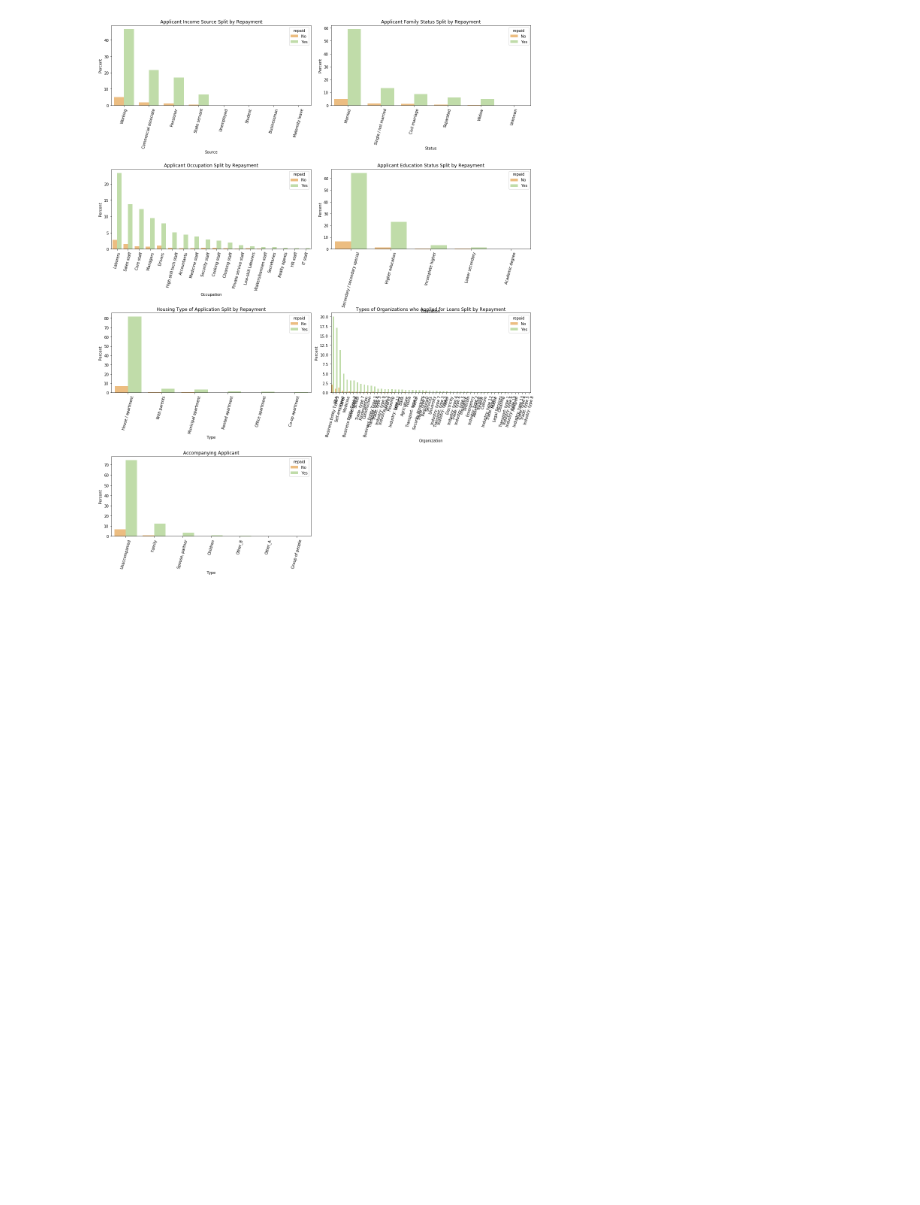
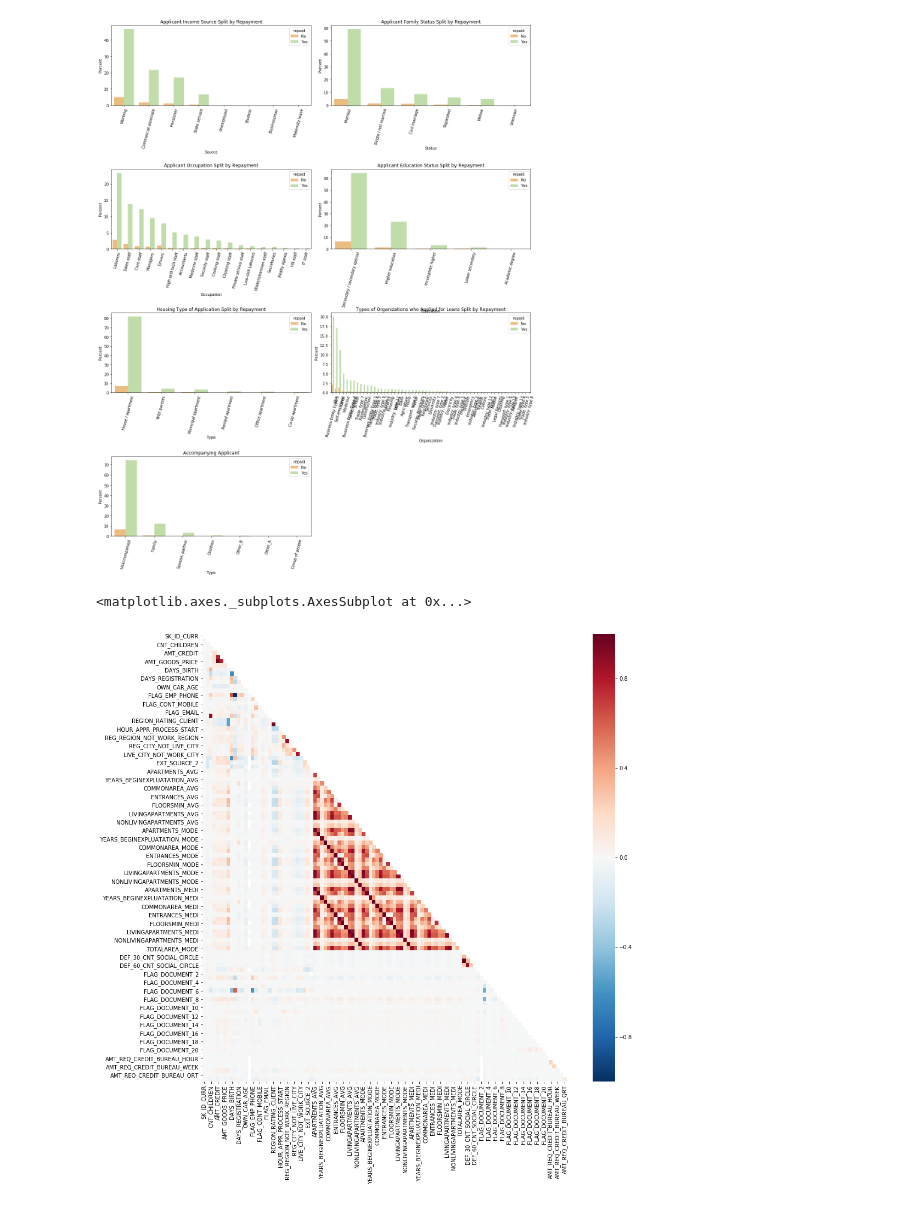
Before and after one commit to arjology/data_science, a Jupyter notebook: home_credit_default_risk/home_credit_default_risk.ipynb, the cells around one changed output. Cells and saved outputs as stored; diff of their text form; code cells hidden in the pictures; blank space fills up the shorter version.

```diff
--- a/home_credit_default_risk/home_credit_default_risk.ipynb
+++ b/home_credit_default_risk/home_credit_default_risk.ipynb
@@ -482,3 +482,10 @@ for t, l, i, p in zip(titles, labels, indices, properties):
                              )
 # %% [output]
 [figure]
+# %%
+df_LT = application_train.corr().where(np.tril(np.ones(application_train.corr().shape), k=-1).astype(np.bool))
+plt.figure(figsize=(15,15))
+sns.heatmap(df_LT, vmin=-1, vmax=1, cmap=plt.cm.RdBu_r)
+# %% [output]
+<matplotlib.axes._subplots.AxesSubplot at 0x...>
+[figure, added]
```
Also changed, not shown: 1 other file.
